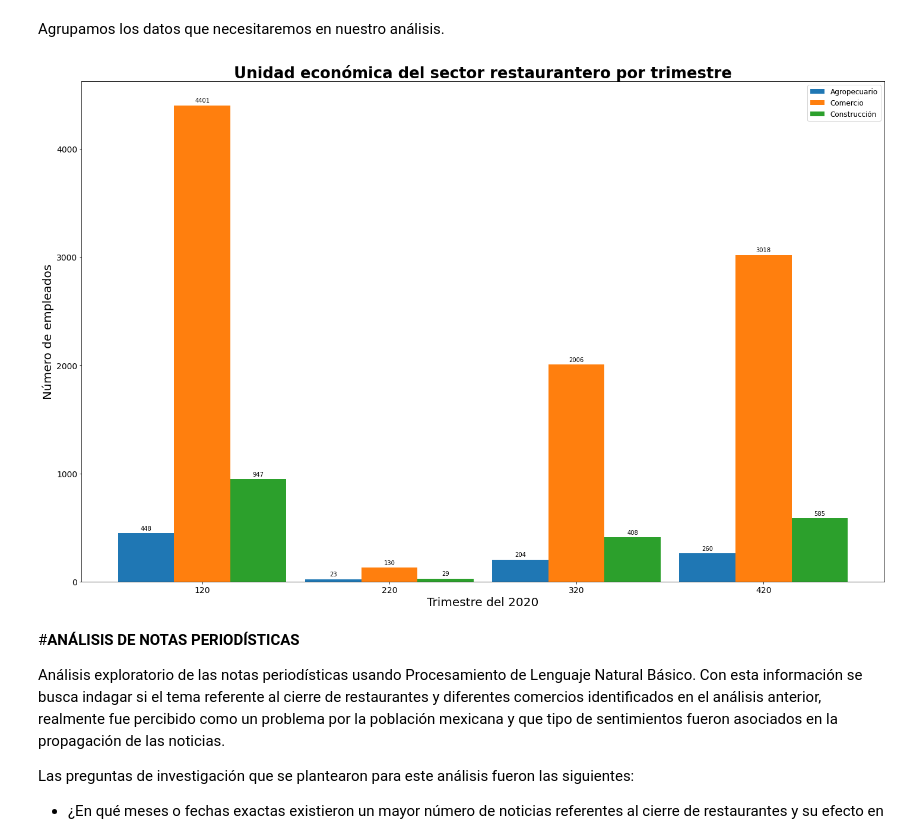
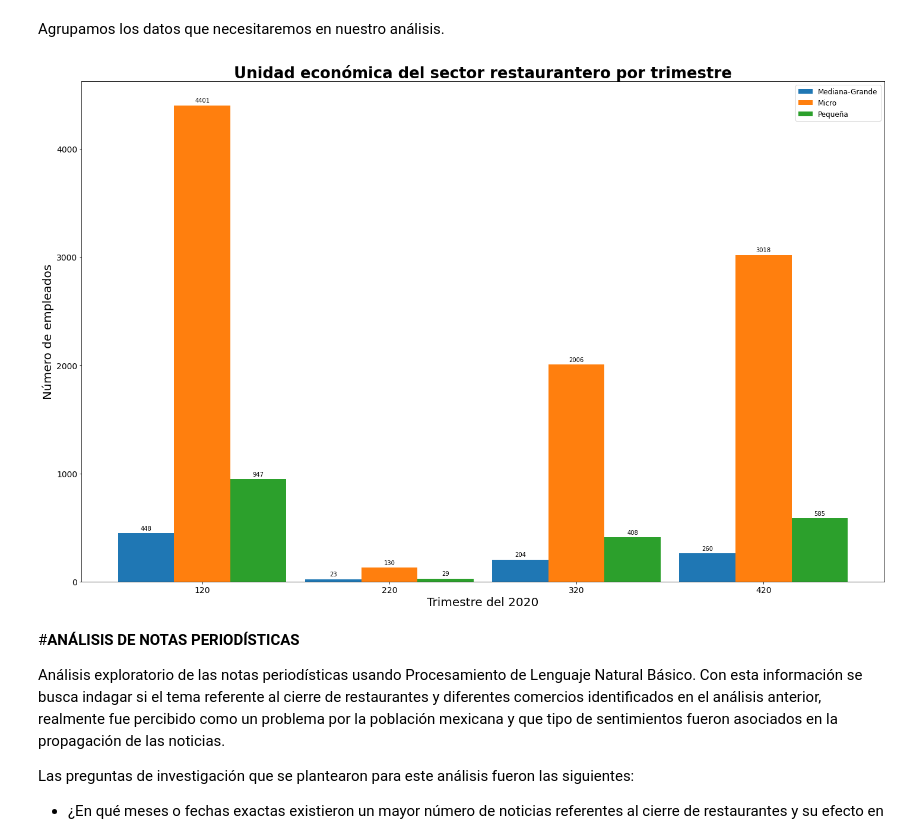
Before and after one commit to Walt9819/factores-impacto-desempleo-mexico, a Jupyter notebook: Python/FactoresDeImpactoEnDesempleoMX.ipynb, the cells around one changed output. Drawn from its saved outputs; the diff is of its cells as text; code cells hidden in the pictures.

```diff
--- a/Python/FactoresDeImpactoEnDesempleoMX.ipynb
+++ b/Python/FactoresDeImpactoEnDesempleoMX.ipynb
@@ -653,7 +630,7 @@ data3.rename(columns={'count' : 'cantidad'},inplace=True)
 data3 = data3.stack().unstack(level=1).droplevel(1)
 
 #Sacamos el valor máximo para las gráficas
-max_value = data2.values.max()
+max_value = data3.values.max()
 # %% [markdown]
 ### Primer trimestre 2020
 # %%
@@ -989,35 +966,35 @@ def autolabel(rects):
     """Attach a text label above each bar in *rects*, displaying its height."""
     for rect in rects:
         height = rect.get_height()
         ax.annotate('{}'.format(height),
                     xy=(rect.get_x() + rect.get_width() / 2, height),
                     xytext=(0, 3),  # 3 points vertical offset
                     textcoords="offset points",
                     ha='center', va='bottom')
 
 for i in range(l):
   pos = -(l+1)/2 + i+1
   rect = ax.bar(x + pos*width,data5[data5['uni_eco_label'] == unidad[i]].cantidad,width)
   autolabel(rect)
 
 ax.set_xticks(x)
 ax.set_xticklabels(periodos)
 
 ax.set_title('Unidad económica del sector restaurantero por trimestre')
 ax.title.set_fontsize(26)
 ax.title.set_fontweight('bold')
 ax.set_xlabel('Trimestre del 2020')
 ax.xaxis.label.set_fontsize(20)
 ax.set_ylabel('Número de empleados')
 ax.yaxis.label.set_fontsize(20)
 
-ax.legend(labels = sectores,fontsize = 12,loc = 1)
+ax.legend(labels = unidad,fontsize = 12,loc = 1)
 
 ax.tick_params(axis='both', which='major', labelsize=14)
 
 fig.tight_layout()
 # %% [output]
-[figure, old version]
+[figure, new version]
 # %% [markdown]
 #**ANÁLISIS DE NOTAS PERIODÍSTICAS**
 
```
Also changed, not shown: parts of 7 cells of this notebook.
